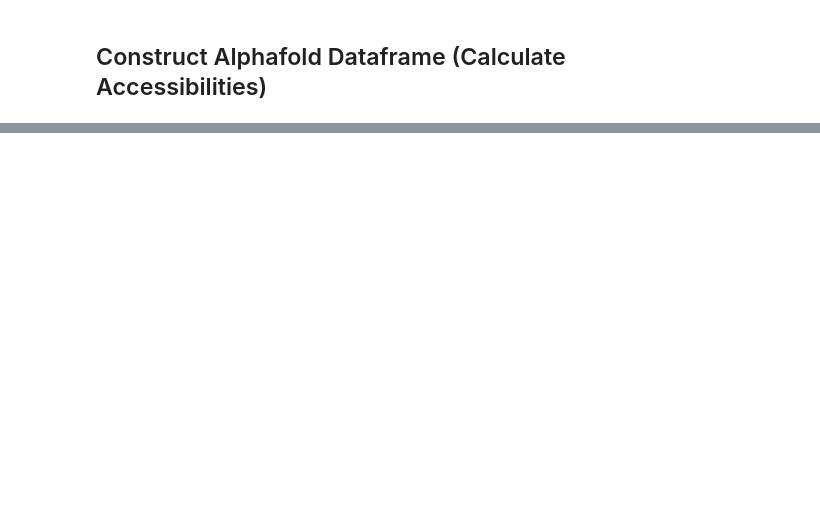
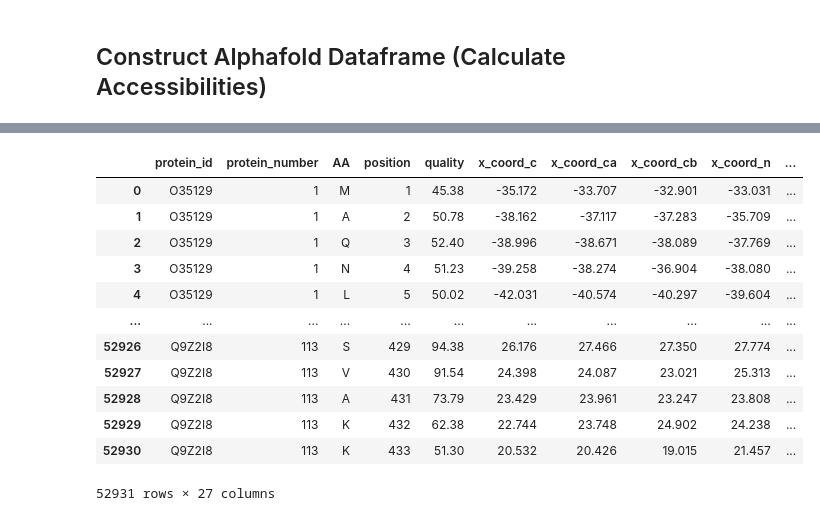
Before and after one commit to ritster/methionine-analysis, a Jupyter notebook: ritwik/ritwik-datagen-angel_annika.ipynb, the cells around one changed output, grey strips where cells are left out. Saved outputs shown, nothing was run; the diff lists cells and outputs as text; code cells hidden in the pictures; blank space fills up the shorter version.

```diff
--- a/ritwik/ritwik-datagen-angel_annika.ipynb
+++ b/ritwik/ritwik-datagen-angel_annika.ipynb
@@ -376,4 +463,8 @@ alphafold_accessibility
-# %%
-alphafold_accessibility['high_acc_5'] = np.where(alphafold_accessibility.nAA_12_70_pae <= 5, 1, 0)
-alphafold_accessibility['low_acc_5'] = np.where(alphafold_accessibility.nAA_12_70_pae > 5, 1, 0)
-alphafold_accessibility
+# %%
+# calculate full sphere exposure -> radius = 6
+full_sphere_exposure_6 = annotate_accessibility(
+    df=alphafold_annotation,
+    max_dist=6,
+    max_angle=180,
+    error_dir=pae_dir)
+full_sphere_exposure_6
@@ -379,0 +485,18 @@ alphafold_accessibility
+# %%
+alphafold_accessibility = alphafold_accessibility.merge(
+    full_sphere_exposure_6, how='left', on=['protein_id','AA','position'])
+alphafold_accessibility
+# %% [output]
+|  | protein_id | protein_number | AA | position | quality | x_coord_c | x_coord_ca | x_coord_cb | x_coord_n | ... |
+| 0 | O35129 | 1 | M | 1 | 45.38 | -35.172 | -33.707 | -32.901 | -33.031 | ... |
+| 1 | O35129 | 1 | A | 2 | 50.78 | -38.162 | -37.117 | -37.283 | -35.709 | ... |
+| 2 | O35129 | 1 | Q | 3 | 52.40 | -38.996 | -38.671 | -38.089 | -37.769 | ... |
+| 3 | O35129 | 1 | N | 4 | 51.23 | -39.258 | -38.274 | -36.904 | -38.080 | ... |
+| 4 | O35129 | 1 | L | 5 | 50.02 | -42.031 | -40.574 | -40.297 | -39.604 | ... |
+| ... | ... | ... | ... | ... | ... | ... | ... | ... | ... | ... |
+| 52926 | Q9Z2I8 | 113 | S | 429 | 94.38 | 26.176 | 27.466 | 27.350 | 27.774 | ... |
+| 52927 | Q9Z2I8 | 113 | V | 430 | 91.54 | 24.398 | 24.087 | 23.021 | 25.313 | ... |
+| 52928 | Q9Z2I8 | 113 | A | 431 | 73.79 | 23.429 | 23.961 | 23.247 | 23.808 | ... |
+| 52929 | Q9Z2I8 | 113 | K | 432 | 62.38 | 22.744 | 23.748 | 24.902 | 24.238 | ... |
+| 52930 | Q9Z2I8 | 113 | K | 433 | 51.30 | 20.532 | 20.426 | 19.015 | 21.457 | ... |
+52931 rows × 27 columns
```
Also changed, not shown: parts of 46 cells of this notebook, 2 other files.
